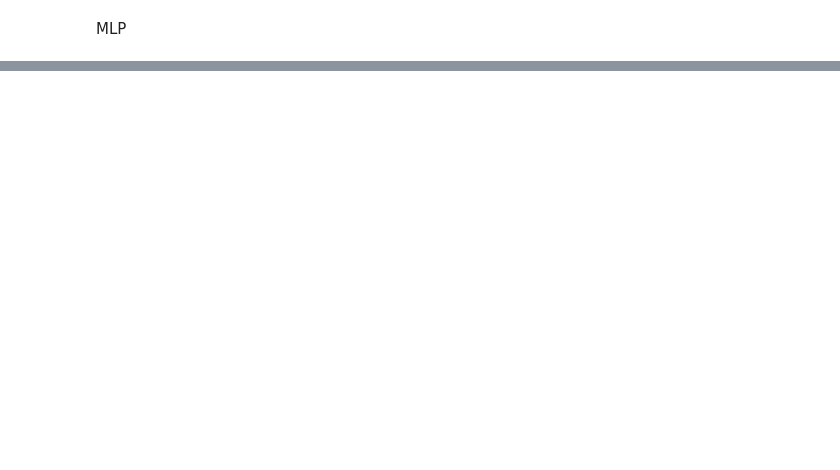
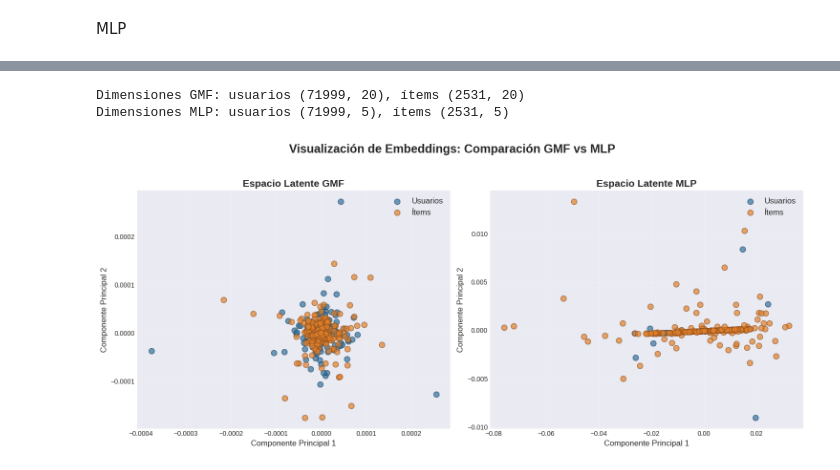
Before and after one commit to DavidSanru/recommendation_system, a Jupyter notebook: Metodo4_CSP.ipynb, the cells around one changed output, grey strips where cells are left out. Drawn from its saved outputs; the diff is of its cells as text; code cells hidden in the pictures; blank space fills up the shorter version.

```diff
--- a/Metodo4_CSP.ipynb
+++ b/Metodo4_CSP.ipynb
@@ -109,7 +103,7 @@ MF.compile(
 
 MF.summary()
 
-MF.fit(
+history_gmf = MF.fit(
     [X_train[0], X_train[1]],
     y_train_normalized,
     epochs=epochs,
@@ -224,5 +217,5 @@ MLP.compile(
 
 MLP.summary()
 
-MLP.fit(X_train, y_train_normalized, epochs=epochs, verbose=1)
+history_mlp = MLP.fit(X_train, y_train_normalized, epochs=epochs, verbose=1)
 # %% [output]
@@ -286,0 +328,68 @@ mean_absolute_error(y_test_normalized, y_pred)
+# %%
+from sklearn.decomposition import PCA
+import matplotlib.pyplot as plt
+import numpy as np
+
+user_embeddings_gmf = MF.layers[2].get_weights()[0]  # embedding
+item_embeddings_gmf = MF.layers[3].get_weights()[0]  # embedding_1
+
+user_embeddings_mlp = MLP.layers[2].get_weights()[0]  # embedding_4
+item_embeddings_mlp = MLP.layers[3].get_weights()[0]  # embedding_5
+
+print(f"Dimensiones GMF: usuarios {user_embeddings_gmf.shape}, ítems {item_embeddings_gmf.shape}")
+print(f"Dimensiones MLP: usuarios {user_embeddings_mlp.shape}, ítems {item_embeddings_mlp.shape}")
+
+n_samples = 300
+np.random.seed(42)
+user_indices = np.random.choice(len(user_embeddings_gmf), min(n_samples, len(user_embeddings_gmf)), replace=False)
+item_indices = np.random.choice(len(item_embeddings_gmf), min(n_samples, len(item_embeddings_gmf)), replace=False)
+
+embeddings_gmf = np.vstack([
+    user_embeddings_gmf[user_indices],
+    item_embeddings_gmf[item_indices]
+])
+embeddings_mlp = np.vstack([
+    user_embeddings_mlp[user_indices],
+    item_embeddings_mlp[item_indices]
+])
+
+pca_gmf = PCA(n_components=2)
+pca_mlp = PCA(n_components=2)
+
+embeddings_2d_gmf = pca_gmf.fit_transform(embeddings_gmf)
+embeddings_2d_mlp = pca_mlp.fit_transform(embeddings_mlp)
+
+users_2d_gmf = embeddings_2d_gmf[:len(user_indices)]
+items_2d_gmf = embeddings_2d_gmf[len(user_indices):]
+users_2d_mlp = embeddings_2d_mlp[:len(user_indices)]
+items_2d_mlp = embeddings_2d_mlp[len(user_indices):]
+
+plt.figure(figsize=(15, 7))
+
+plt.subplot(1, 2, 1)
+plt.scatter(users_2d_gmf[:, 0], users_2d_gmf[:, 1], c='#3274A1', alpha=0.7, label='Usuarios', s=70, edgecolors='#1A3E58')
+plt.scatter(items_2d_gmf[:, 0], items_2d_gmf[:, 1], c='#E1812C', alpha=0.7, label='Ítems', s=70, edgecolors='#8B4D1A')
+plt.title('Espacio Latente GMF', fontsize=15, fontweight='bold')
+plt.xlabel('Componente Principal 1', fontsize=12)
+plt.ylabel('Componente Principal 2', fontsize=12)
+plt.legend(fontsize=12)
+plt.grid(alpha=0.3)
+
+plt.subplot(1, 2, 2)
+plt.scatter(users_2d_mlp[:, 0], users_2d_mlp[:, 1], c='#3274A1', alpha=0.7, label='Usuarios', s=70, edgecolors='#1A3E58')
+plt.scatter(items_2d_mlp[:, 0], items_2d_mlp[:, 1], c='#E1812C', alpha=0.7, label='Ítems', s=70, edgecolors='#8B4D1A')
+plt.title('Espacio Latente MLP', fontsize=15, fontweight='bold')
+plt.xlabel('Componente Principal 1', fontsize=12)
+plt.ylabel('Componente Principal 2', fontsize=12)
+plt.legend(fontsize=12)
+plt.grid(alpha=0.3)
+
+plt.suptitle('Visualización de Embeddings: Comparación GMF vs MLP', fontsize=18, fontweight='bold', y=0.98)
+
+
+plt.tight_layout(rect=[0, 0.05, 1, 0.95])
+plt.show()
+# %% [output]
+Dimensiones GMF: usuarios (71999, 20), ítems (2531, 20)
+Dimensiones MLP: usuarios (71999, 5), ítems (2531, 5)
+[figure, added]
```
Also changed, not shown: parts of 12 cells of this notebook.
